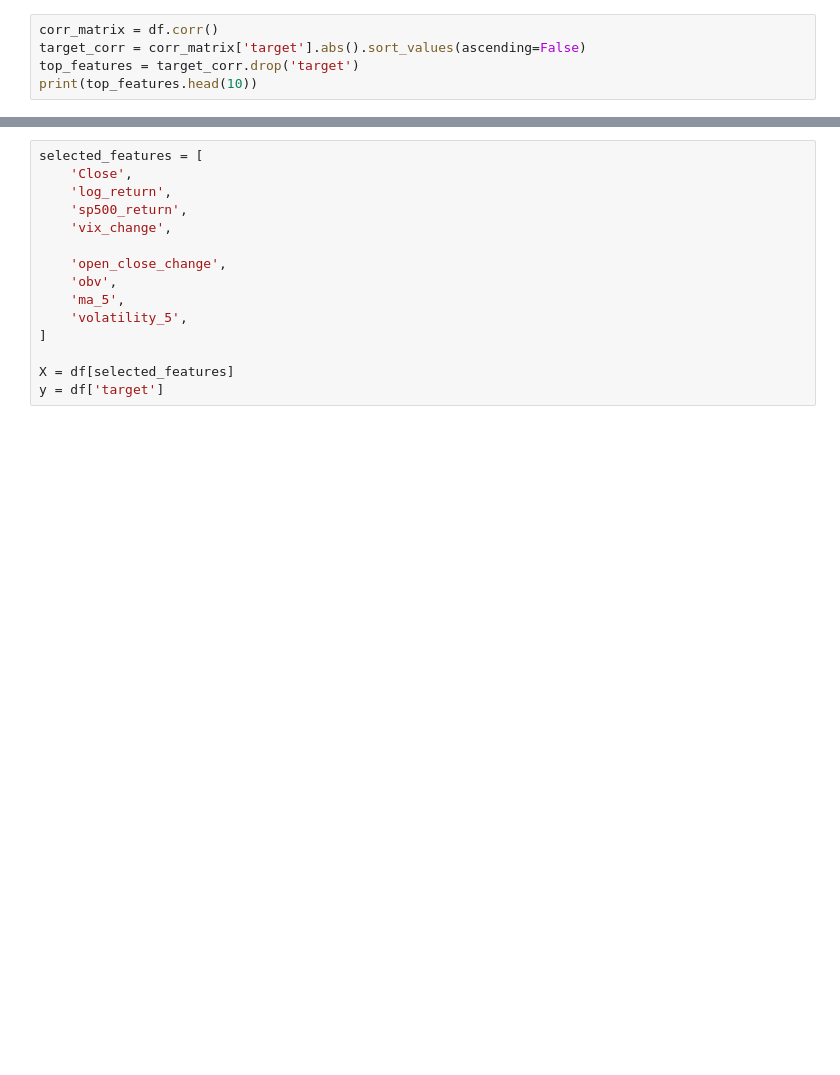
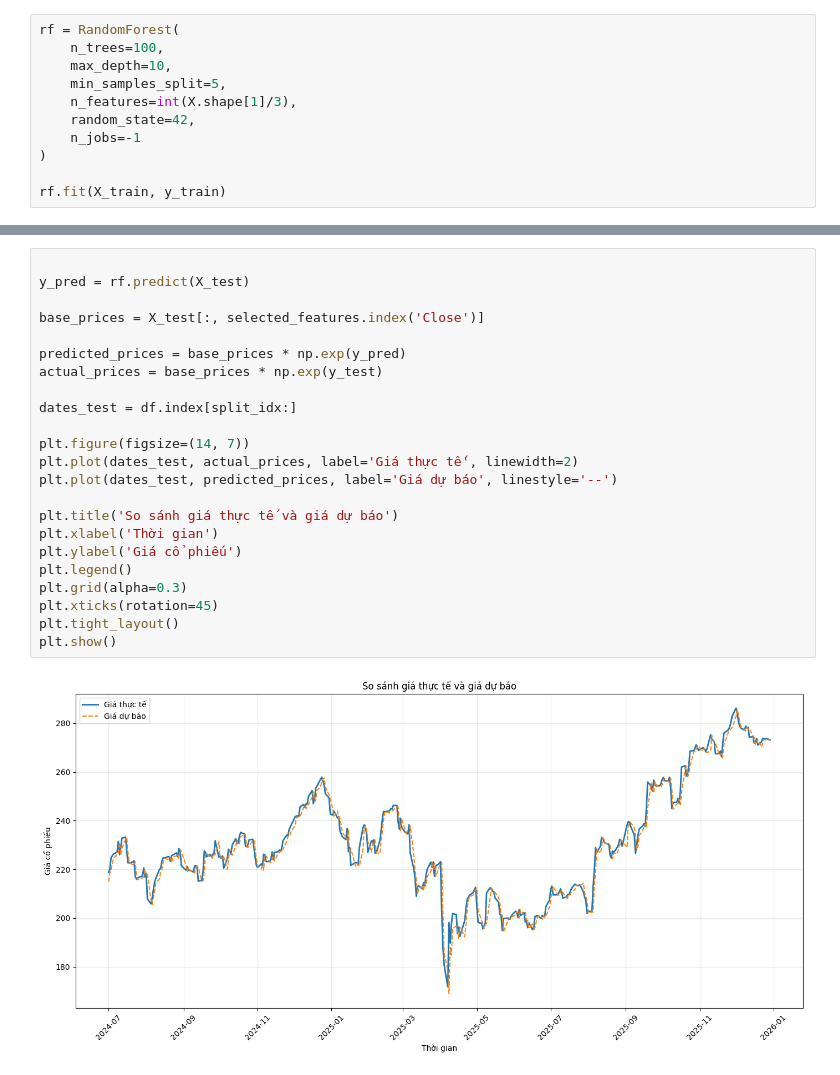
Before and after one commit to ngoanhkhoi978/Stock-Price-Prediction-Random-Forest, a Jupyter notebook: nootbook/StockPriceForecast.ipynb, the cells around one changed output, grey strips where cells are left out. Cells and saved outputs as stored; diff of their text form; blank space fills up the shorter version.

```diff
--- a/nootbook/StockPriceForecast.ipynb
+++ b/nootbook/StockPriceForecast.ipynb
@@ -161,5 +258,11 @@ plt.show()
 # %%
-corr_matrix = df.corr()
-target_corr = corr_matrix['target'].abs().sort_values(ascending=False)
-top_features = target_corr.drop('target')
-print(top_features.head(10))
+rf = RandomForest(
+    n_trees=100,
+    max_depth=10,
+    min_samples_split=5,
+    n_features=int(X.shape[1]/3),
+    random_state=42,
+    n_jobs=-1
+)
+
+rf.fit(X_train, y_train)
@@ -178,15 +276,25 @@ Name: target, dtype: float64
 # %%
-selected_features = [
-    'Close',
-    'log_return',
-    'sp500_return',
-    'vix_change',
 
-    'open_close_change',
-    'obv',
-    'ma_5',
-    'volatility_5',
-]
+y_pred = rf.predict(X_test)
 
-X = df[selected_features]
-y = df['target']
+base_prices = X_test[:, selected_features.index('Close')]
+
+predicted_prices = base_prices * np.exp(y_pred)
+actual_prices = base_prices * np.exp(y_test)
+
+dates_test = df.index[split_idx:]
+
+plt.figure(figsize=(14, 7))
+plt.plot(dates_test, actual_prices, label='Giá thực tế', linewidth=2)
+plt.plot(dates_test, predicted_prices, label='Giá dự báo', linestyle='--')
+
+plt.title('So sánh giá thực tế và giá dự báo')
+plt.xlabel('Thời gian')
+plt.ylabel('Giá cổ phiếu')
+plt.legend()
+plt.grid(alpha=0.3)
+plt.xticks(rotation=45)
+plt.tight_layout()
+plt.show()
+# %% [output]
+[figure, added]
```
Also changed, not shown: parts of 33 cells of this notebook, 1 other file.
